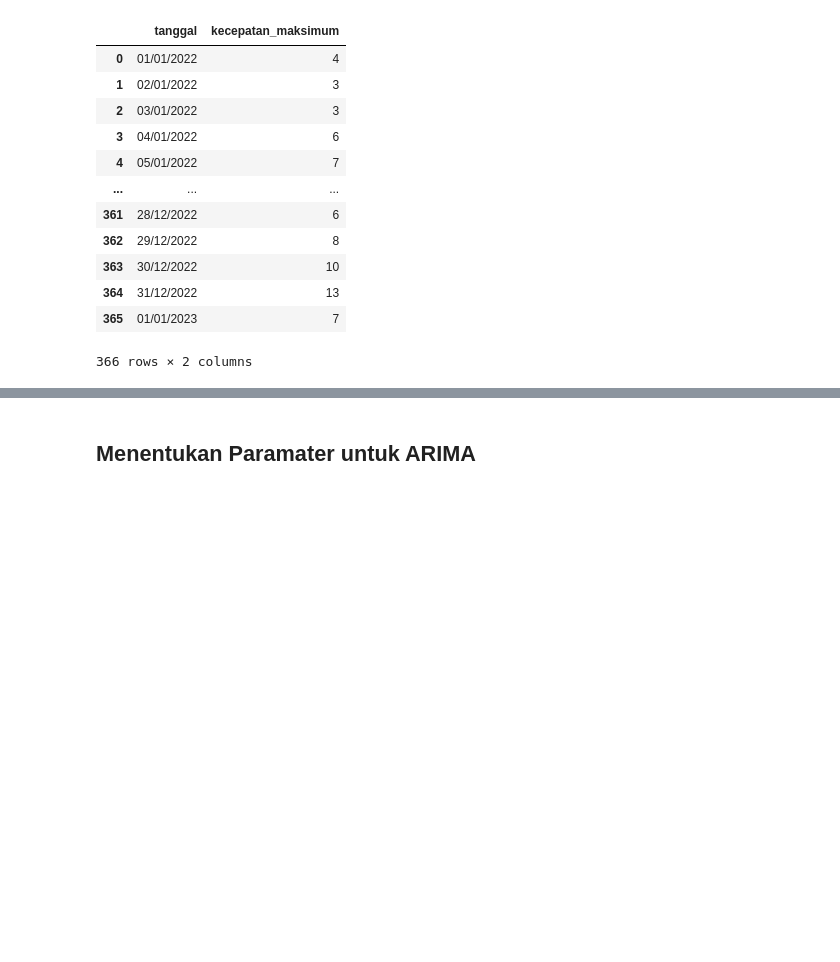
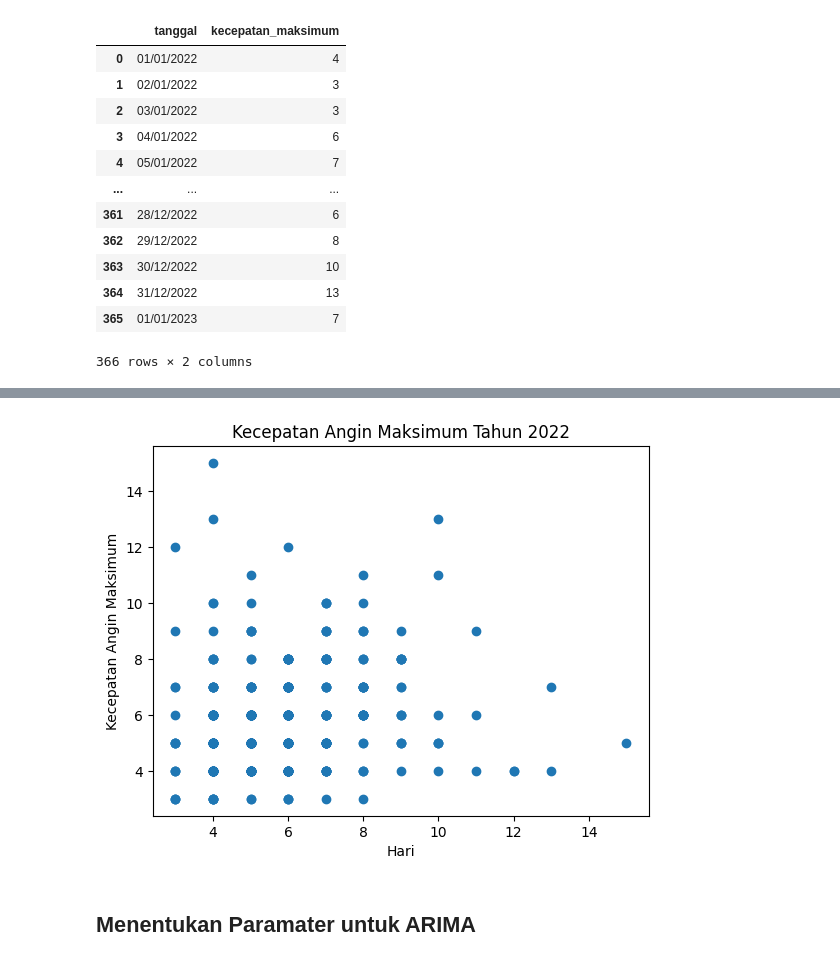
Before and after one commit to shamankares/prediksi-kecepatan-angin-TPI-ARIMA, a Jupyter notebook: Prediksi Kecepatan Angin Maksimal Tanjungpinang.ipynb, the cells around one changed output, grey strips where cells are left out. Drawn from its saved outputs; the diff is of its cells as text; code cells hidden in the pictures; blank space fills up the shorter version.

```diff
--- a/Prediksi Kecepatan Angin Maksimal Tanjungpinang.ipynb
+++ b/Prediksi Kecepatan Angin Maksimal Tanjungpinang.ipynb
@@ -36,7 +37,7 @@ def create_windowed_dataset(dataset, size):
         size (int): ukuran jendela
 
     Hasil:
-        windowed_dataset (list/array)
+        windowed_dataset (np list/array)
     '''
     windowed_dataset = []
 
@@ -48,4 +49,4 @@ def create_windowed_dataset(dataset, size):
 
         windowed_dataset.append(window)
 
-    return windowed_dataset
+    return np.array(windowed_dataset)
@@ -97,3 +142,17 @@ plt.show()
+# %%
+# Scatter dataset
+scatter_kec_angin_per_hari = create_windowed_dataset(df_kecepatan_angin['kecepatan_maksimum'], 2)
+
+fig, ax = plt.subplots()
+plt.scatter(scatter_kec_angin_per_hari[:,0], scatter_kec_angin_per_hari[:,1])
+
+ax.set_xlabel('Hari')
+ax.set_ylabel('Kecepatan Angin Maksimum')
+ax.set_title('Kecepatan Angin Maksimum Tahun 2022')
+
+plt.show()
+# %% [output]
+[figure, added]
 # %% [markdown]
 ## Menentukan Paramater untuk ARIMA
 # %% [markdown]
```
Also changed, not shown: parts of 5 cells of this notebook.
